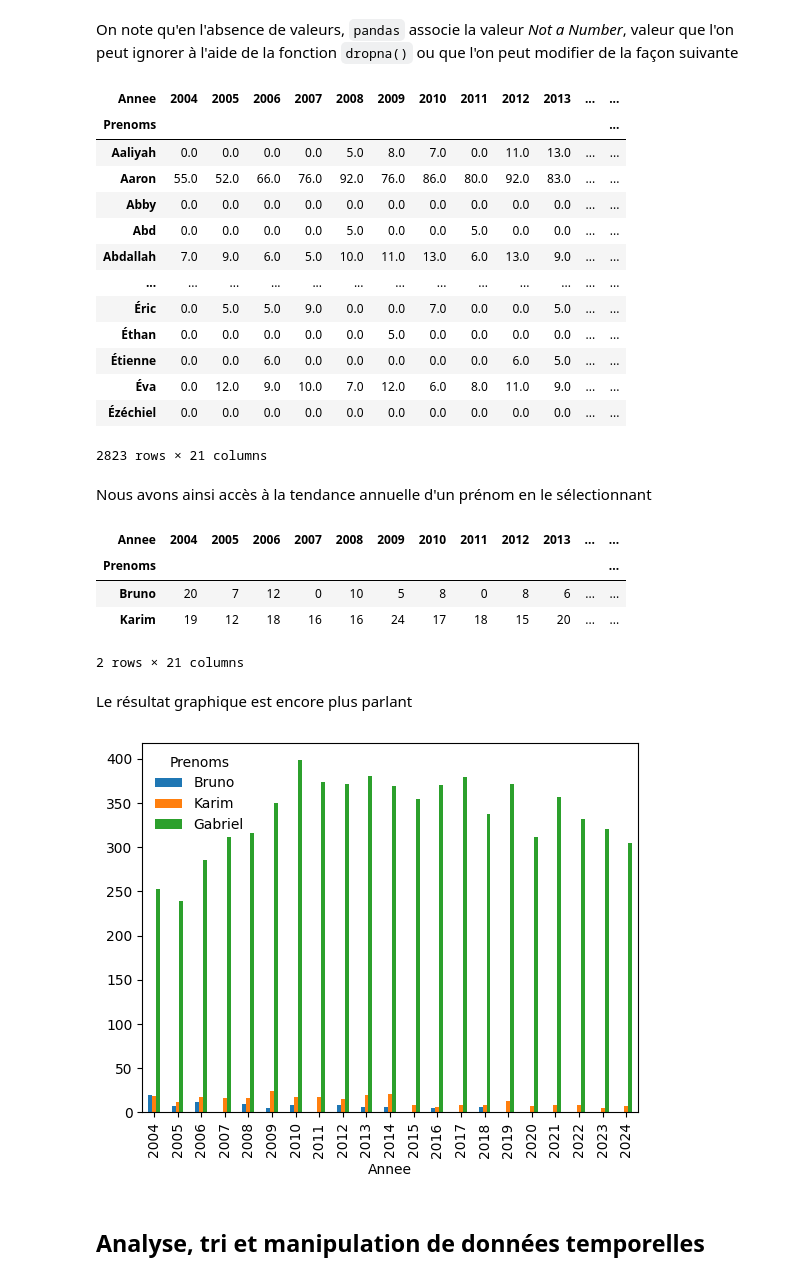
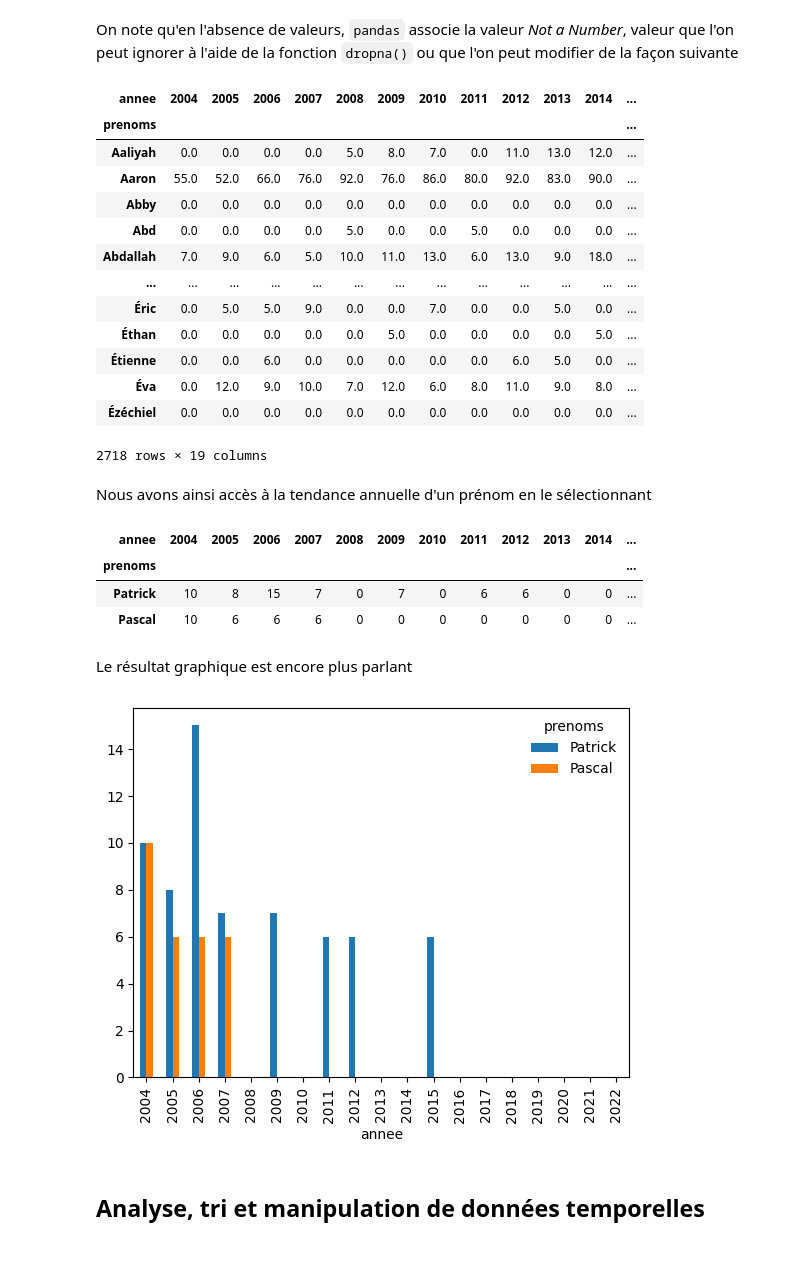
Before and after one commit to xgarrido/master_python_teaching, a Jupyter notebook: slides/05_slide_pandas.ipynb, the cells around one changed output. Saved outputs shown, nothing was run; the diff lists cells and outputs as text; code cells hidden in the pictures.

```diff
--- a/slides/05_slide_pandas.ipynb
+++ b/slides/05_slide_pandas.ipynb
@@ -123,8 +117,5 @@ Dans un premier temps, nous allons renommer les colonnes "Nombre prénoms décla
 afin de pouvoir accéder à cette colonne plus facilement
 # %%
-data.rename(
-    columns={"Nombre prénoms déclarés": "Nombre", "Nombre total cumule par annee": "Cumul"},
-    inplace=True,
-)
+data.rename(columns={"nombre_total_cumule": "cumul"}, inplace=True)
 data.columns
 # %% [output]
@@ -177,6 +168,6 @@ On constate bien que la valeur cumulée correspond à la somme par année des oc
 garçons comme filles. Par la suite, nous allons traiter chaque population de façon distincte, nous
 pouvons donc supprimer cette colonne
 # %%
-data.pop("Cumul")
+data.pop("cumul")
 data.head()
 # %% [output]
@@ -443,48 +434,47 @@ data.pivot_table(values="Nombre", index="Prenoms", columns="Annee", fill_value=0
 On note qu'en l'absence de valeurs, `pandas` associe la valeur *Not a Number*, valeur que l'on peut
 ignorer à l'aide de la fonction `dropna()` ou que l'on peut modifier de la façon suivante
 # %%
-data.pivot_table(values="Nombre", index="Prenoms", columns="Annee").fillna(0)
+data.pivot_table(values="nombre", index="prenoms", columns="annee").fillna(0)
 # %% [output]
-| Annee | 2004 | 2005 | 2006 | 2007 | 2008 | 2009 | 2010 | 2011 | 2012 | 2013 | ... | ... |
-| Prenoms |  |  |  |  |  |  |  |  |  |  |  | ... |
-| Aaliyah | 0.0 | 0.0 | 0.0 | 0.0 | 5.0 | 8.0 | 7.0 | 0.0 | 11.0 | 13.0 | ... | ... |
-| Aaron | 55.0 | 52.0 | 66.0 | 76.0 | 92.0 | 76.0 | 86.0 | 80.0 | 92.0 | 83.0 | ... | ... |
-| Abby | 0.0 | 0.0 | 0.0 | 0.0 | 0.0 | 0.0 | 0.0 | 0.0 | 0.0 | 0.0 | ... | ... |
-| Abd | 0.0 | 0.0 | 0.0 | 0.0 | 5.0 | 0.0 | 0.0 | 5.0 | 0.0 | 0.0 | ... | ... |
-| Abdallah | 7.0 | 9.0 | 6.0 | 5.0 | 10.0 | 11.0 | 13.0 | 6.0 | 13.0 | 9.0 | ... | ... |
+| annee | 2004 | 2005 | 2006 | 2007 | 2008 | 2009 | 2010 | 2011 | 2012 | 2013 | 2014 | ... |
+| prenoms |  |  |  |  |  |  |  |  |  |  |  | ... |
+| Aaliyah | 0.0 | 0.0 | 0.0 | 0.0 | 5.0 | 8.0 | 7.0 | 0.0 | 11.0 | 13.0 | 12.0 | ... |
+| Aaron | 55.0 | 52.0 | 66.0 | 76.0 | 92.0 | 76.0 | 86.0 | 80.0 | 92.0 | 83.0 | 90.0 | ... |
+| Abby | 0.0 | 0.0 | 0.0 | 0.0 | 0.0 | 0.0 | 0.0 | 0.0 | 0.0 | 0.0 | 0.0 | ... |
+| Abd | 0.0 | 0.0 | 0.0 | 0.0 | 5.0 | 0.0 | 0.0 | 5.0 | 0.0 | 0.0 | 0.0 | ... |
+| Abdallah | 7.0 | 9.0 | 6.0 | 5.0 | 10.0 | 11.0 | 13.0 | 6.0 | 13.0 | 9.0 | 18.0 | ... |
 | ... | ... | ... | ... | ... | ... | ... | ... | ... | ... | ... | ... | ... |
-| Éric | 0.0 | 5.0 | 5.0 | 9.0 | 0.0 | 0.0 | 7.0 | 0.0 | 0.0 | 5.0 | ... | ... |
-| Éthan | 0.0 | 0.0 | 0.0 | 0.0 | 0.0 | 5.0 | 0.0 | 0.0 | 0.0 | 0.0 | ... | ... |
-| Étienne | 0.0 | 0.0 | 6.0 | 0.0 | 0.0 | 0.0 | 0.0 | 0.0 | 6.0 | 5.0 | ... | ... |
-| Éva | 0.0 | 12.0 | 9.0 | 10.0 | 7.0 | 12.0 | 6.0 | 8.0 | 11.0 | 9.0 | ... | ... |
-| Ézéchiel | 0.0 | 0.0 | 0.0 | 0.0 | 0.0 | 0.0 | 0.0 | 0.0 | 0.0 | 0.0 | ... | ... |
+| Éric | 0.0 | 5.0 | 5.0 | 9.0 | 0.0 | 0.0 | 7.0 | 0.0 | 0.0 | 5.0 | 0.0 | ... |
+| Éthan | 0.0 | 0.0 | 0.0 | 0.0 | 0.0 | 5.0 | 0.0 | 0.0 | 0.0 | 0.0 | 5.0 | ... |
+| Étienne | 0.0 | 0.0 | 6.0 | 0.0 | 0.0 | 0.0 | 0.0 | 0.0 | 6.0 | 5.0 | 0.0 | ... |
+| Éva | 0.0 | 12.0 | 9.0 | 10.0 | 7.0 | 12.0 | 6.0 | 8.0 | 11.0 | 9.0 | 8.0 | ... |
+| Ézéchiel | 0.0 | 0.0 | 0.0 | 0.0 | 0.0 | 0.0 | 0.0 | 0.0 | 0.0 | 0.0 | 0.0 | ... |
-2823 rows × 21 columns
+2718 rows × 19 columns
 # %% [markdown]
 Nous avons ainsi accès à la tendance annuelle d'un prénom en le sélectionnant
 # %%
 (
-    data.pivot_table(values="Nombre", index="Prenoms", columns="Annee")
+    data.pivot_table(values="nombre", index="prenoms", columns="annee")
     .fillna(0)
-    .loc[["Bruno", "Karim"]]
+    .loc[["Patrick", "Pascal"]]
     .astype(int)
 )
 # %% [output]
-| Annee | 2004 | 2005 | 2006 | 2007 | 2008 | 2009 | 2010 | 2011 | 2012 | 2013 | ... | ... |
-| Prenoms |  |  |  |  |  |  |  |  |  |  |  | ... |
-| Bruno | 20 | 7 | 12 | 0 | 10 | 5 | 8 | 0 | 8 | 6 | ... | ... |
-| Karim | 19 | 12 | 18 | 16 | 16 | 24 | 17 | 18 | 15 | 20 | ... | ... |
+| annee | 2004 | 2005 | 2006 | 2007 | 2008 | 2009 | 2010 | 2011 | 2012 | 2013 | 2014 | ... |
+| prenoms |  |  |  |  |  |  |  |  |  |  |  | ... |
+| Patrick | 10 | 8 | 15 | 7 | 0 | 7 | 0 | 6 | 6 | 0 | 0 | ... |
+| Pascal | 10 | 6 | 6 | 6 | 0 | 0 | 0 | 0 | 0 | 0 | 0 | ... |
-2 rows × 21 columns
 # %% [markdown]
 Le résultat graphique est encore plus parlant
 # %%
 (
-    data.pivot_table(values="Nombre", index="Prenoms", columns="Annee")
+    data.pivot_table(values="nombre", index="prenoms", columns="annee")
     .fillna(0)
-    .loc[["Bruno", "Karim", "Gabriel"]]
+    .loc[["Patrick", "Pascal"]]
     .T.plot.bar()
 );
 # %% [output]
-[figure, old version]
+[figure, new version]
 # %% [markdown]
 ## **Analyse, tri et manipulation de données temporelles**
 # %% [markdown]
```
Also changed, not shown: parts of 37 cells of this notebook, 7 other files.
